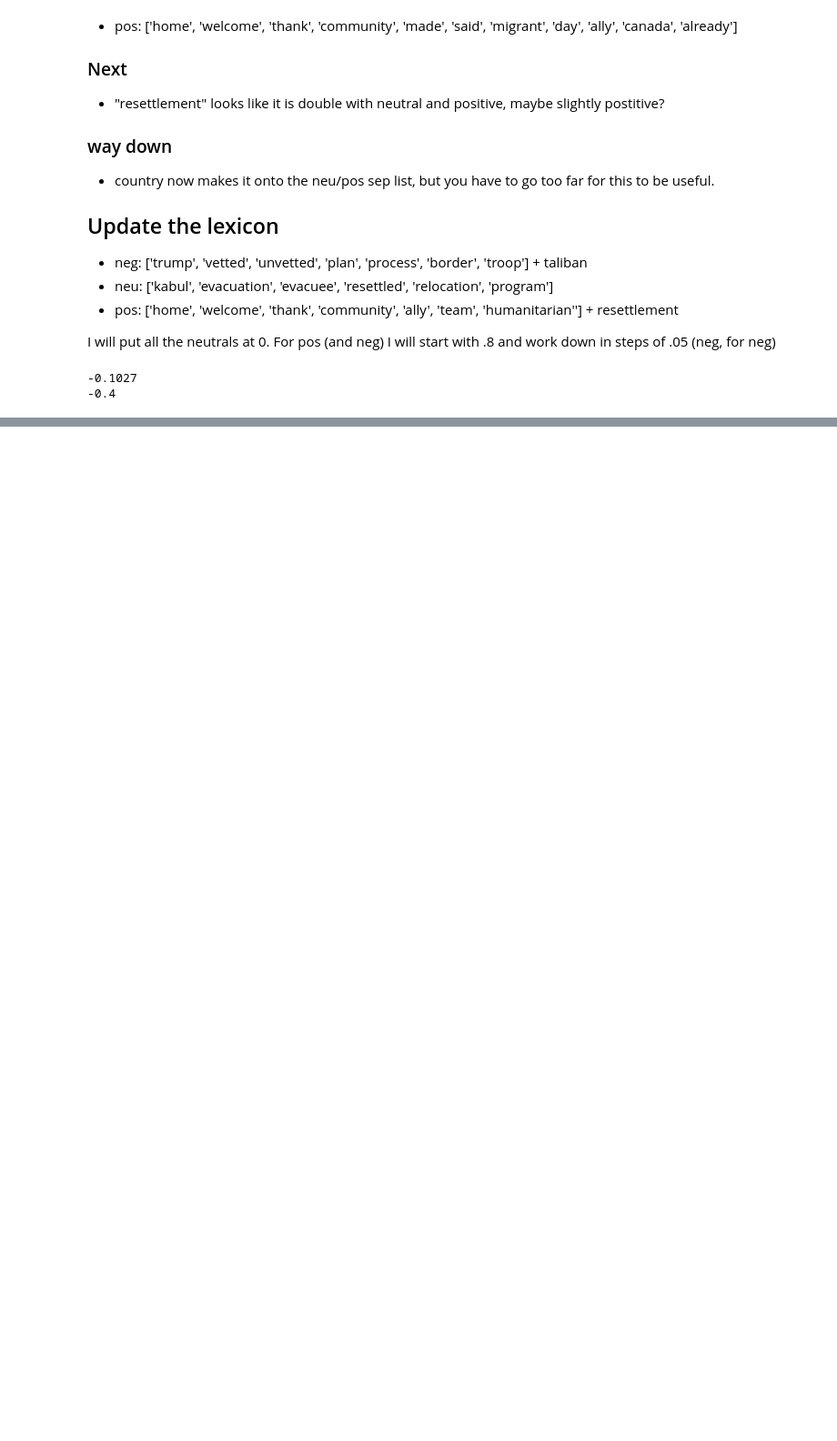
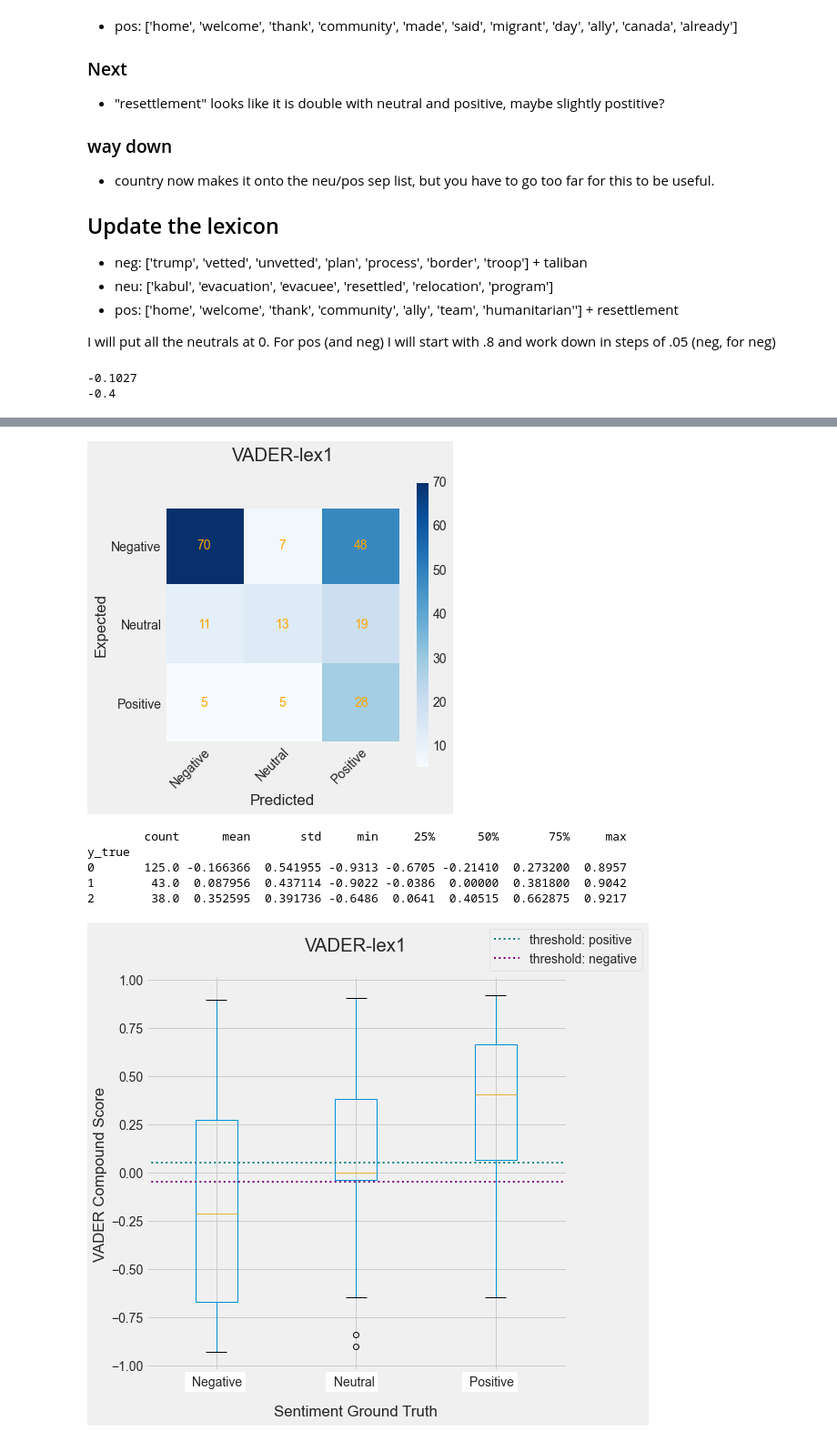
Before and after one commit to loopyQueen/RefugeeSentiment, a Jupyter notebook: vaderMod.ipynb, the cells around one changed output, grey strips where cells are left out. Shown at 91% size. Saved outputs shown, nothing was run; the diff lists cells and outputs as text; code cells hidden in the pictures; blank space fills up the shorter version.

Commit message:
finished VADER, selected a model and ran a search for best cutoff points, generated final plots

```diff
--- a/vaderMod.ipynb
+++ b/vaderMod.ipynb
@@ -996,5 +628,0 @@ Neutral: resettle, resettlement
-# %%
-check_list = ["left behind", "unvetted", "Taliban", "Laden", "crisis", "soccer", "citizen", "help", "support", "thank", "welcome", "hope", "resettle", "resettlement"]
-
-for i in check_list:
-    print(i, ":", vader_sent_compound(i))
@@ -1030,3 +628,0 @@ print(my_count)
-# %%
-for i, text in zip(x_train.index, x_train["ContentClean"]):
-    x_train.loc[i, ["ContentClean"]] = text.lower().replace('left behind', 'left_behind')
@@ -1132,2 +628,0 @@ emoji_lex
-# %%
-sid.lexicon.update(emoji_lex)
@@ -1174,9 +628,0 @@ aa.term_check("person_shrugging", x_train)
-# %%
-for i, text in zip(x_train.index, x_train["ContentClean"]):
-    if "‼️" in text:
-        x_train.loc[i, ["ContentClean"]] = text.replace("‼️", "!!")
-    if "👊" in text:
-        x_train.loc[i, ["ContentClean"]] = text.replace("👊", "!")
-    for emj, nme in zip(emoji_dataUpdate["emoji"], emoji_dataUpdate["name"]):
-        if emj in text:
-            x_train.loc[i, ["ContentClean"]] = text.replace(emj, str(" "+nme+" "))
@@ -1359,0 +634,52 @@ Unfortunately, I think I have to leave the analysis there and move on to writeup
+# %%
+## SETUP
+pickle_path="data/change_lex_one.pkl"
+DATA = unbal_x_val
+TRUE = unbal_y_val
+MY_FN_C = 'aa.vader_sent_compound_update'
+Y_FN_P = 'aa.vader_pred_update'
+pos_cut = 0.05
+neg_cut = -0.05
+# STILL need to change the model name (in green) in 3 places
+
+
+## ------------------------------------- ##
+# Load the correct the lexicon
+a_file = open(pickle_path, "rb")
+change_lex = pickle.load(a_file)
+a_file.close()
+sid.lexicon.update(change_lex)
+
+# Get the VADER compound score for the VAL data as a list
+compound = []
+for tweet in DATA["ContentClean"]:
+    compound.append(sid.polarity_scores(tweet)["compound"])
+compound = list(compound)
+
+# Get the VADERemoji prediction
+prediction = []
+for i in compound:
+    if i >= pos_cut:
+        prediction.append(2)
+    elif i <= neg_cut:
+        prediction.append(0)
+    else:
+        prediction.append(1)
+prediction = list(prediction)
+
+# Get the ground truth as a list
+y_true = list(TRUE["y_sent"])
+
+# Get the metrics
+aa.print_model_metrics (model_name = "VADER-lex1", y_true=y_true, y_pred=prediction, labels=[0,1,2])
+aa.print_conf_matrix (model_name = "VADER-lex1", y_true=y_true, y_pred=prediction, labels=[0,1,2])
+
+#NOTE: takes df as input with cols for compound score, prediction, and ground truth labels
+# Create the df with compound score, prediction, and ground truth labels
+vaderEmoji_df = pd.DataFrame()
+vaderEmoji_df['compound'] = compound
+vaderEmoji_df['prediction'] = prediction
+vaderEmoji_df['y_true'] = y_true
+print(vaderEmoji_df.groupby('y_true')['compound'].describe())
+aa.boxplot_results(model_name="VADER-lex1", df=vaderEmoji_df, score_col='compound', y_true_col="y_true", pos_threshold=0.05, neg_threshold=-0.05)
+# %% [output]
@@ -1359,0 +703,7 @@ Unfortunately, I think I have to leave the analysis there and move on to writeup
+[figure, added]
+        count      mean       std     min     25%      50%       75%     max
+y_true
+0       125.0 -0.166366  0.541955 -0.9313 -0.6705 -0.21410  0.273200  0.8957
+1        43.0  0.087956  0.437114 -0.9022 -0.0386  0.00000  0.381800  0.9042
+2        38.0  0.352595  0.391736 -0.6486  0.0641  0.40515  0.662875  0.9217
+[figure, added]
```
Also changed, not shown: parts of 112 cells of this notebook, 3 other files.
